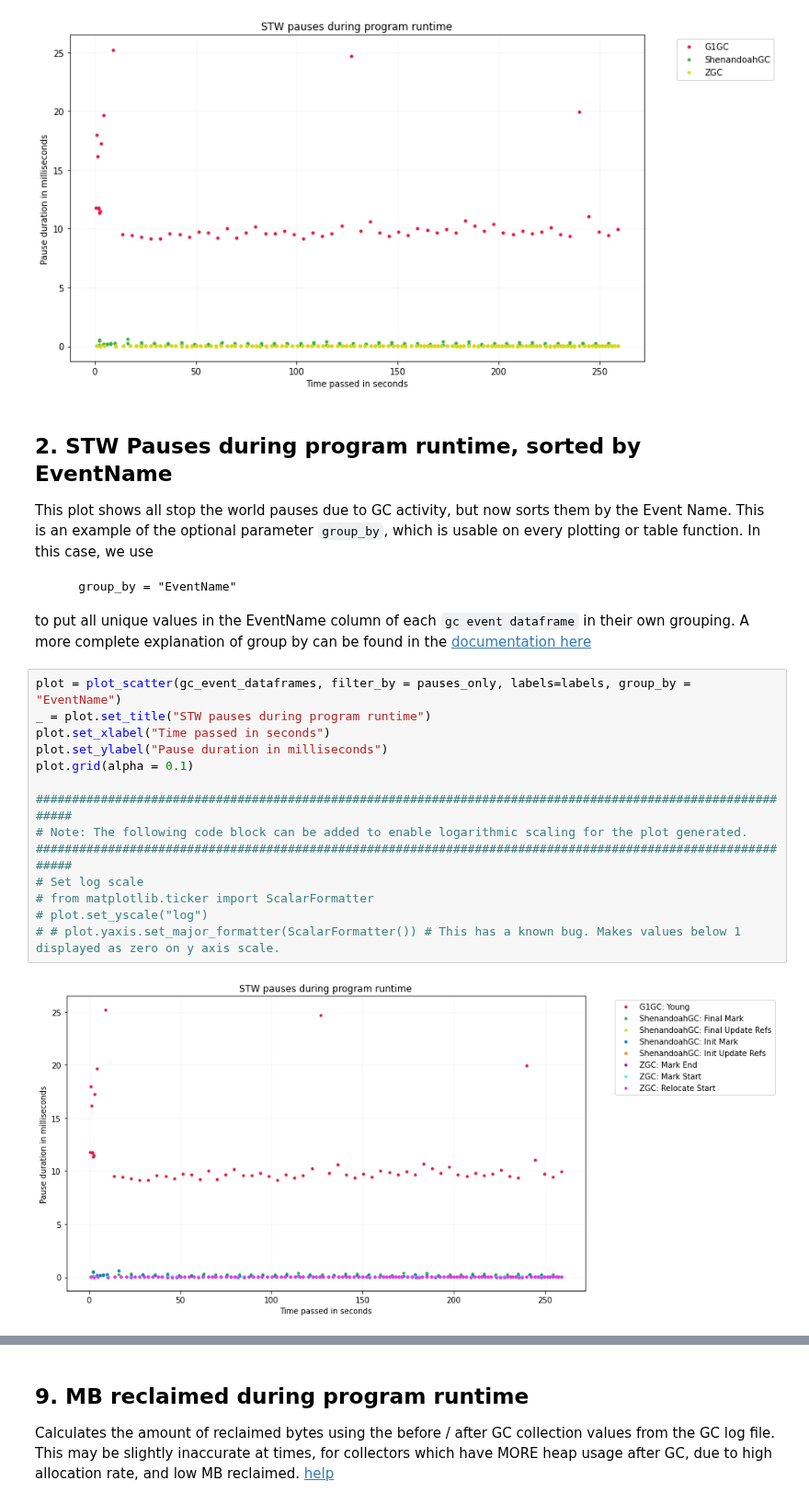
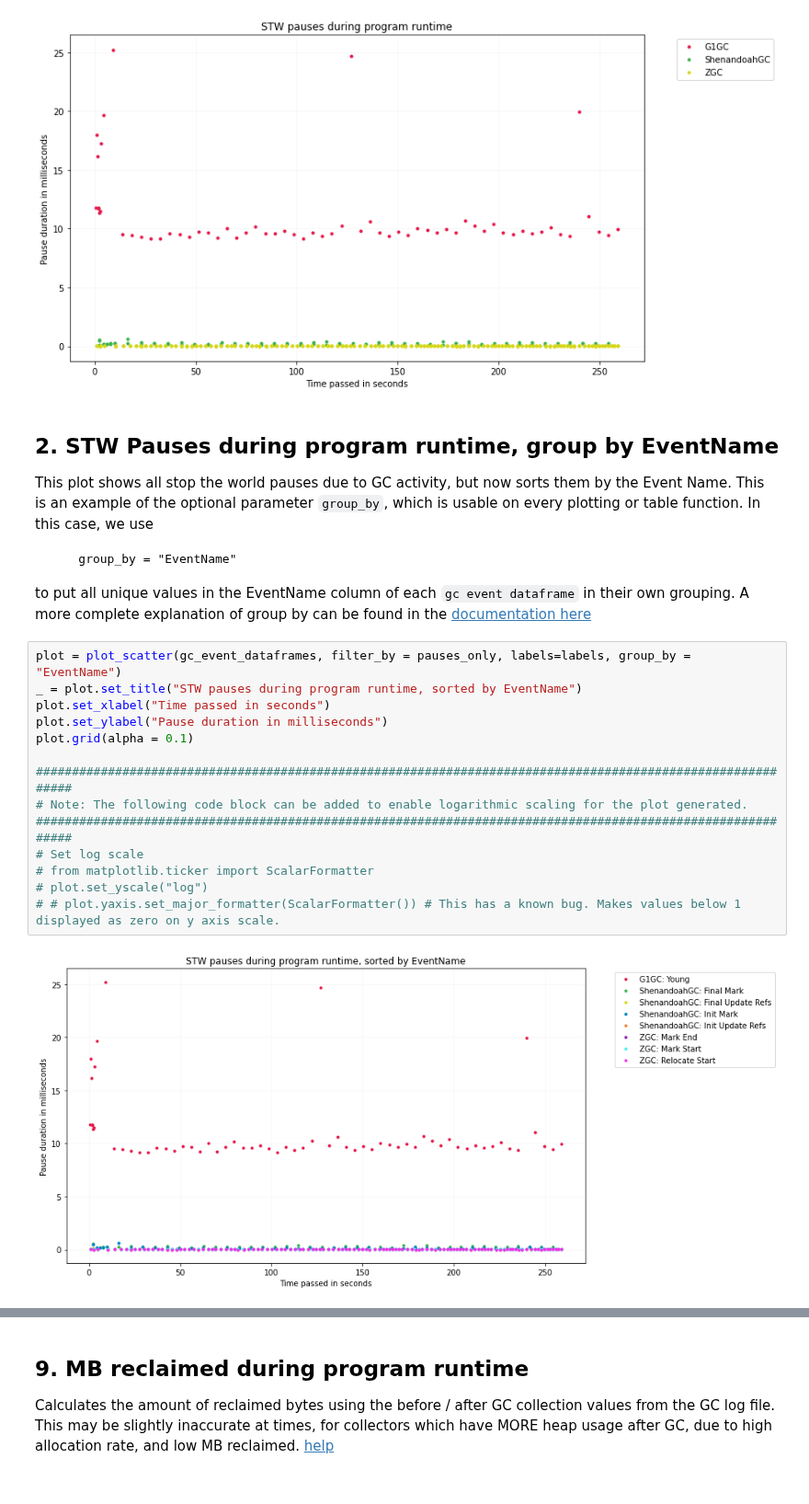
Before and after one commit to apple/GCGC, a Jupyter notebook: src/notebooks/GCGC.ipynb, the cells around one changed output, grey strips where cells are left out. Shown at 92% size. Saved outputs shown, nothing was run; the diff lists cells and outputs as text.

Commit message:
Complete run to generate all output plots

```diff
--- a/src/notebooks/GCGC.ipynb
+++ b/src/notebooks/GCGC.ipynb
@@ -82,27 +94,27 @@ plot.grid(alpha = 0.1)
 # %% [output]
 [figure]
 # %% [markdown]
-## 2. STW Pauses during program runtime, sorted by EventName
+## 2. STW Pauses during program runtime, group by EventName
 
 This plot shows all stop the world pauses due to GC activity, but now sorts them by the Event Name. This is an example of the optional parameter `group_by`, which is usable on every plotting or table function. In this case, we use
 
         group_by = "EventName"
 
 to put all unique values in the EventName column of each `gc event dataframe` in their own grouping.
- A more complete explanation of group by can be found in the [documentation here](https://github.pie.apple.com/applejdk/GCGC/tree/version0.9.4/src/notebooks/README.md#2a-stw-pauses-during-program-runtime-group-by-eventname-linear)
+ A more complete explanation of group by can be found in the [documentation here](https://github.pie.apple.com/applejdk/GCGC/tree/version0.9.4/src/notebooks/README.md#2-stw-pauses-during-program-runtime-group-by-eventname)
 # %%
 plot = plot_scatter(gc_event_dataframes, filter_by = pauses_only, labels=labels, group_by = "EventName")
-_ = plot.set_title("STW pauses during program runtime")
+_ = plot.set_title("STW pauses during program runtime, sorted by EventName")
 plot.set_xlabel("Time passed in seconds")
 plot.set_ylabel("Pause duration in milliseconds")
 plot.grid(alpha = 0.1)
 
 ############################################################################################################
 # Note: The following code block can be added to enable logarithmic scaling for the plot generated.
 ############################################################################################################
 # Set log scale
 # from matplotlib.ticker import ScalarFormatter
 # plot.set_yscale("log")
 # # plot.yaxis.set_major_formatter(ScalarFormatter()) # This has a known bug. Makes values below 1 displayed as zero on y axis scale.
 # %% [output]
-[figure, old version]
+[figure, new version]
```
Also changed, not shown: parts of 53 cells of this notebook.
